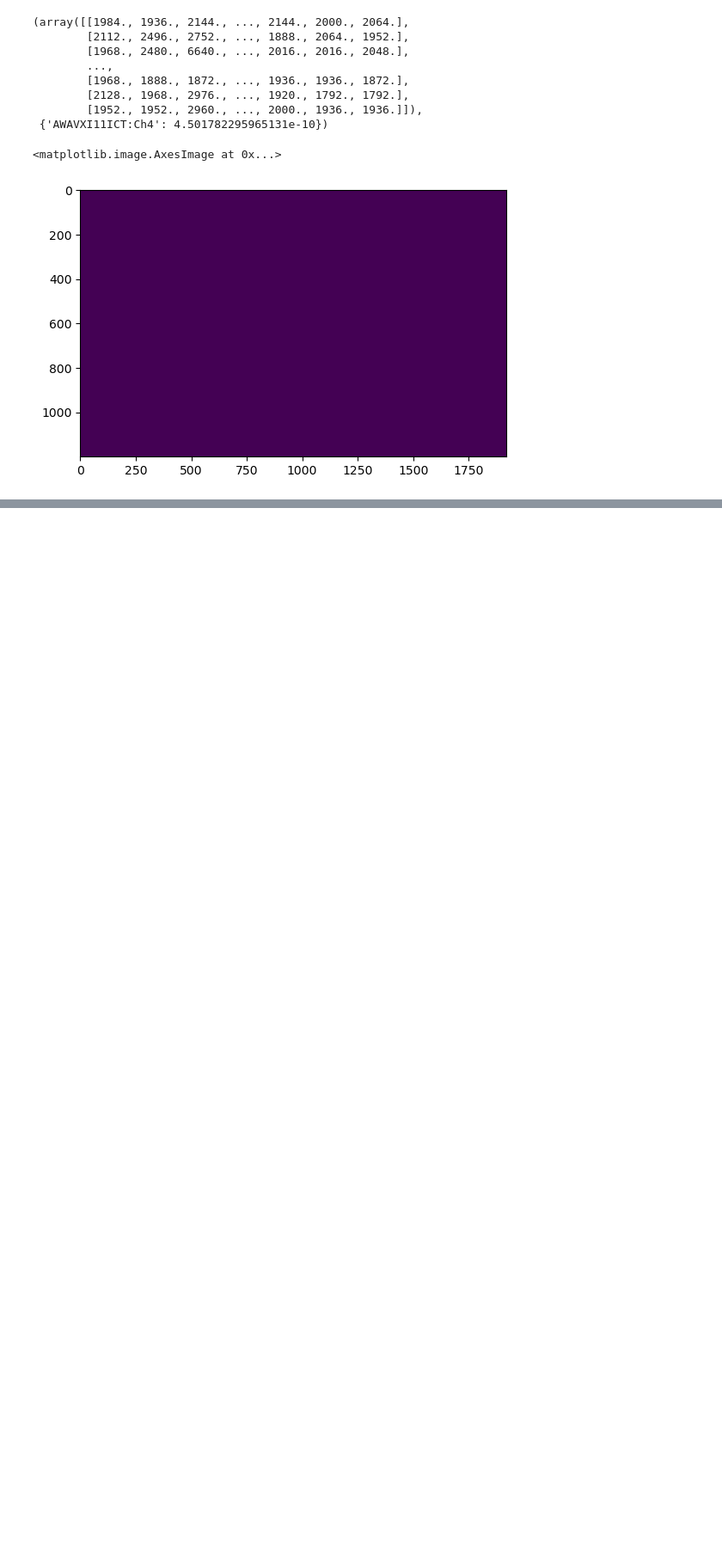
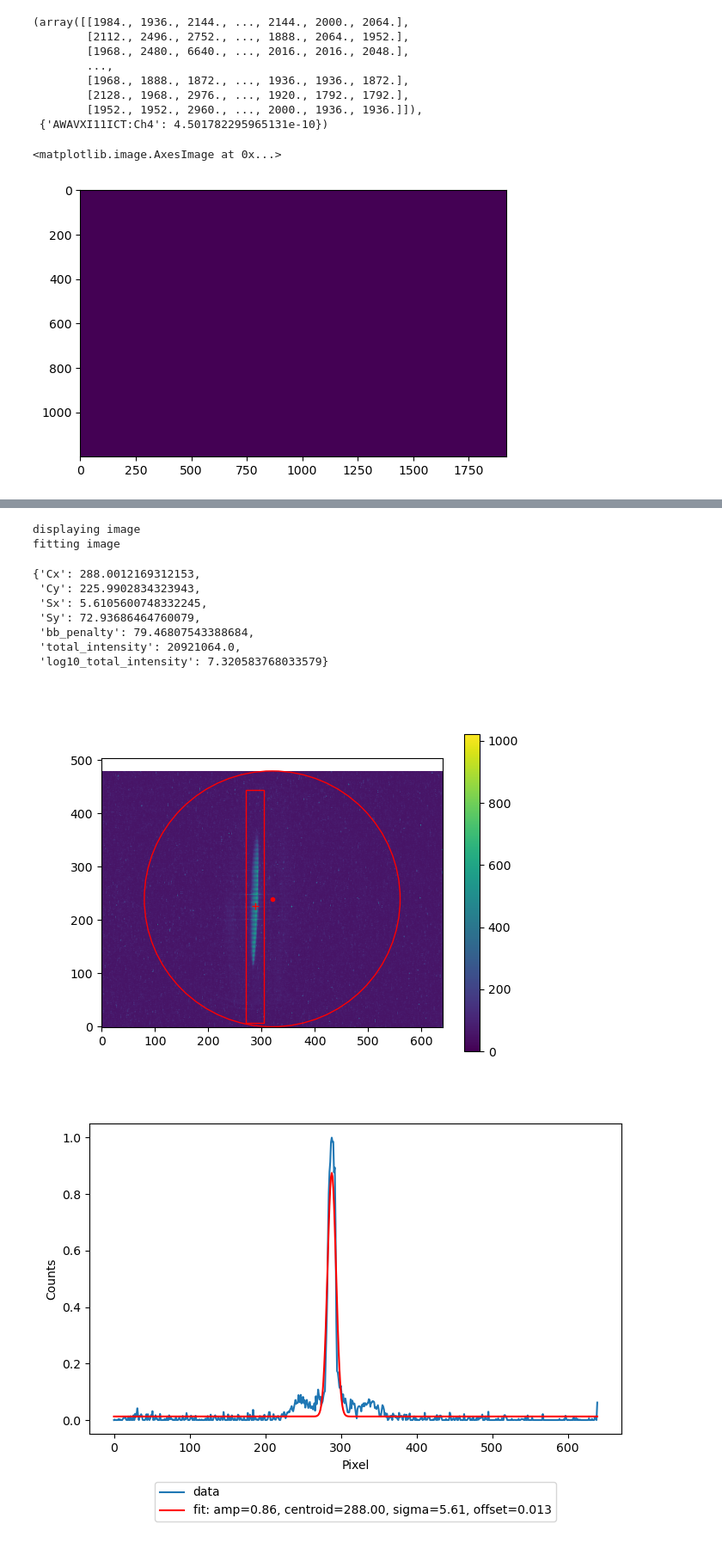
Before and after one commit to jp-ga/awa-badger, a Jupyter notebook: control_notebooks/test_camera.ipynb, the cells around one changed output, grey strips where cells are left out. Shown at 86% size. Cells and saved outputs as stored; diff of their text form; code cells hidden in the pictures; blank space fills up the shorter version.

```diff
--- a/control_notebooks/test_camera.ipynb
+++ b/control_notebooks/test_camera.ipynb
@@ -133,0 +185,22 @@ plt.imshow(np.load("/home/awa/awa_data/01-16_6DReconstruction/DYG14_background.n
+# %%
+from plugins.interfaces.diagnostics import ROI
+sys.path.append("../")
+diagnostic = AWAFrameGrabberDiagnostic()
+
+diagnostic.apply_bounding_box_constraint = False
+# %%
+#Cx 295.31806458634986,
+# 'Cy': 273.198371097625,
+diagnostic.measure_beamsize()
+# %% [output]
+displaying image
+fitting image
+{'Cx': 288.0012169312153,
+ 'Cy': 225.9902834323943,
+ 'Sx': 5.6105600748332245,
+ 'Sy': 72.93686464760079,
+ 'bb_penalty': 79.46807543388684,
+ 'total_intensity': 20921064.0,
+ 'log10_total_intensity': 7.320583768033579}
+[figure, added]
+[figure, added]
```
Also changed, not shown: parts of 16 cells of this notebook, 16 other files.
